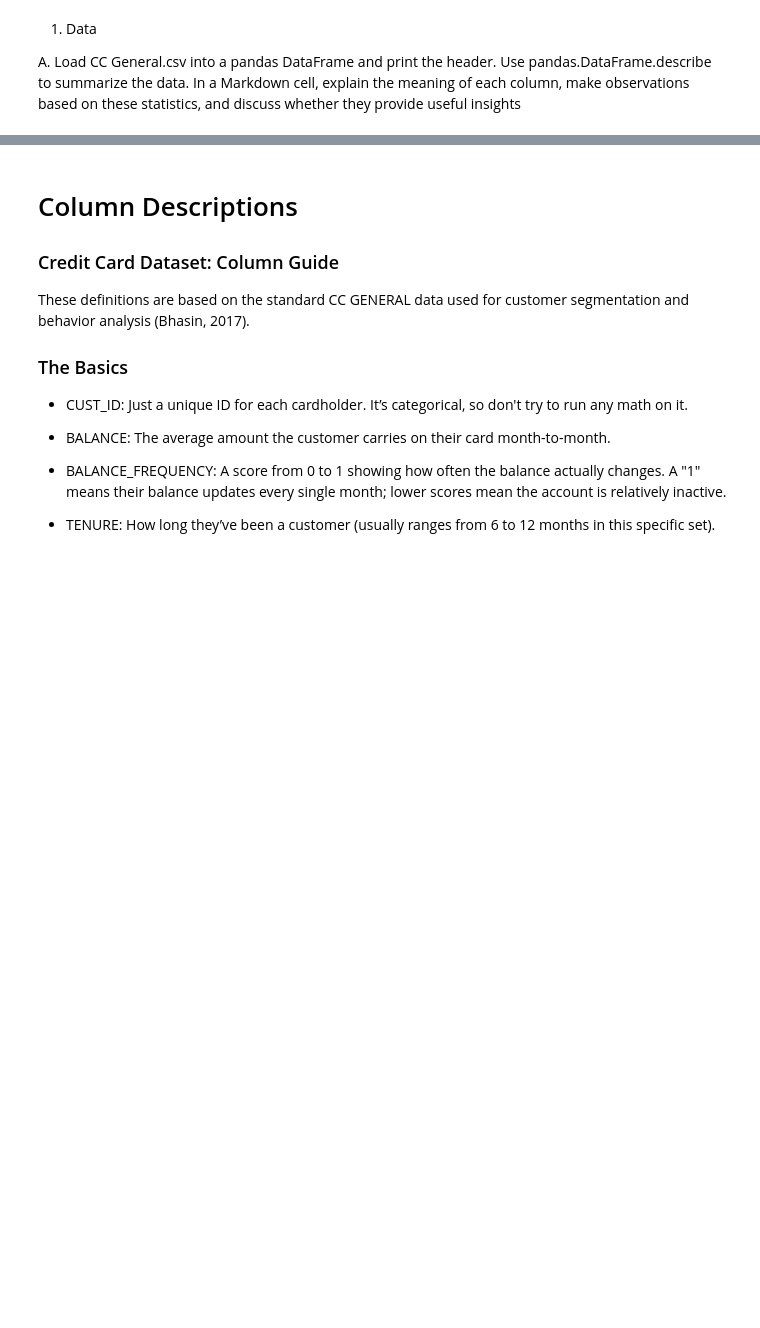
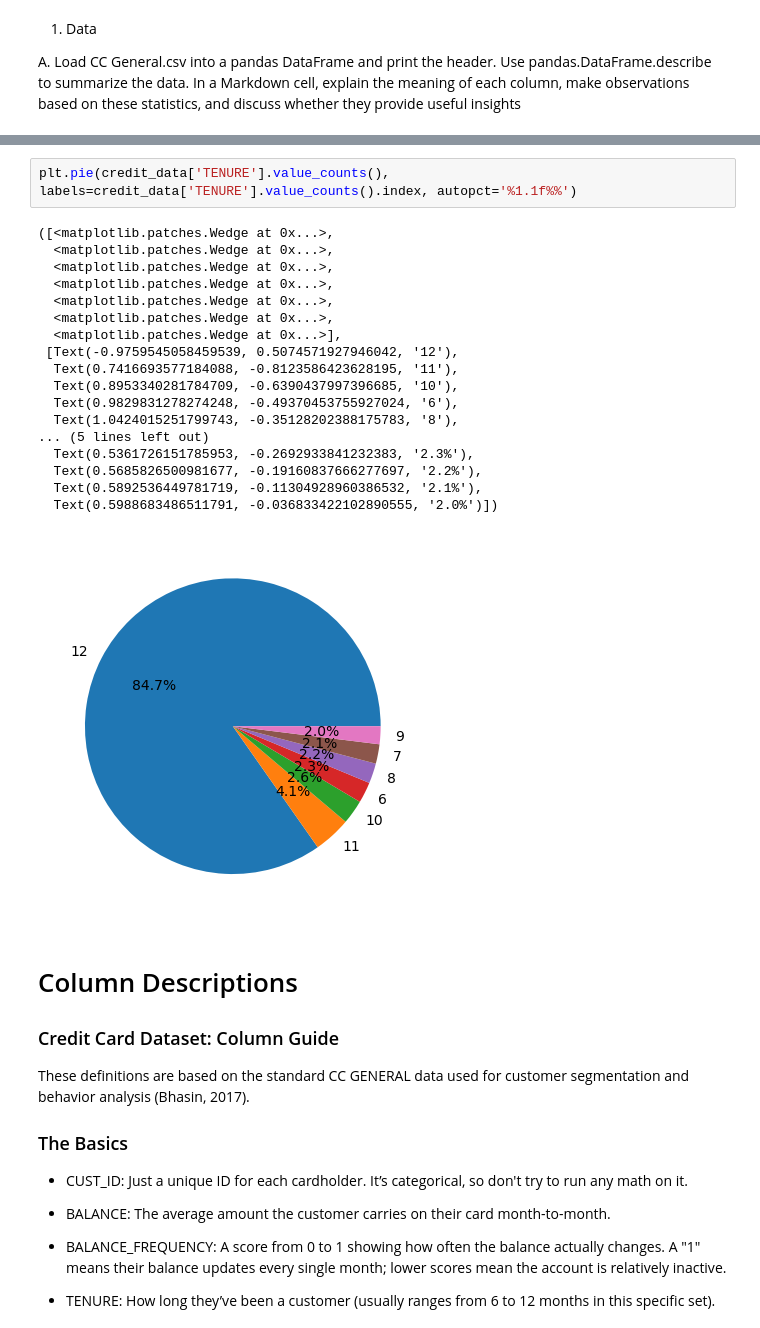
Before and after one commit to Hunteracademic/Unsupervised_assignment_1, a Jupyter notebook: Asg_02.ipynb, the cells around one changed output, grey strips where cells are left out. Drawn from its saved outputs; the diff is of its cells as text; blank space fills up the shorter version.

```diff
--- a/Asg_02.ipynb
+++ b/Asg_02.ipynb
@@ -34,6 +34,27 @@ credit_data.head()
 | 2 | C10003 | 2495.148862 | 1.000000 | 773.17 | 773.17 | 0.0 | 0.000000 | ... |
 | 3 | C10004 | 1666.670542 | 0.636364 | 1499.00 | 1499.00 | 0.0 | 205.788017 | ... |
 | 4 | C10005 | 817.714335 | 1.000000 | 16.00 | 16.00 | 0.0 | 0.000000 | ... |
+# %%
+plt.pie(credit_data['TENURE'].value_counts(), labels=credit_data['TENURE'].value_counts().index, autopct='%1.1f%%')
+# %% [output]
+([<matplotlib.patches.Wedge at 0x...>,
+  <matplotlib.patches.Wedge at 0x...>,
+  <matplotlib.patches.Wedge at 0x...>,
+  <matplotlib.patches.Wedge at 0x...>,
+  <matplotlib.patches.Wedge at 0x...>,
+  <matplotlib.patches.Wedge at 0x...>,
+  <matplotlib.patches.Wedge at 0x...>],
+ [Text(-0.9759545058459539, 0.5074571927946042, '12'),
+  Text(0.7416693577184088, -0.8123586423628195, '11'),
+  Text(0.8953340281784709, -0.6390437997396685, '10'),
+  Text(0.9829831278274248, -0.49370453755927024, '6'),
+  Text(1.0424015251799743, -0.35128202388175783, '8'),
+... (5 lines left out)
+  Text(0.5361726151785953, -0.2692933841232383, '2.3%'),
+  Text(0.5685826500981677, -0.19160837666277697, '2.2%'),
+  Text(0.5892536449781719, -0.11304928960386532, '2.1%'),
+  Text(0.5988683486511791, -0.036833422102890555, '2.0%')])
+[figure, added]
 # %% [markdown]
 # Column Descriptions
 
```
